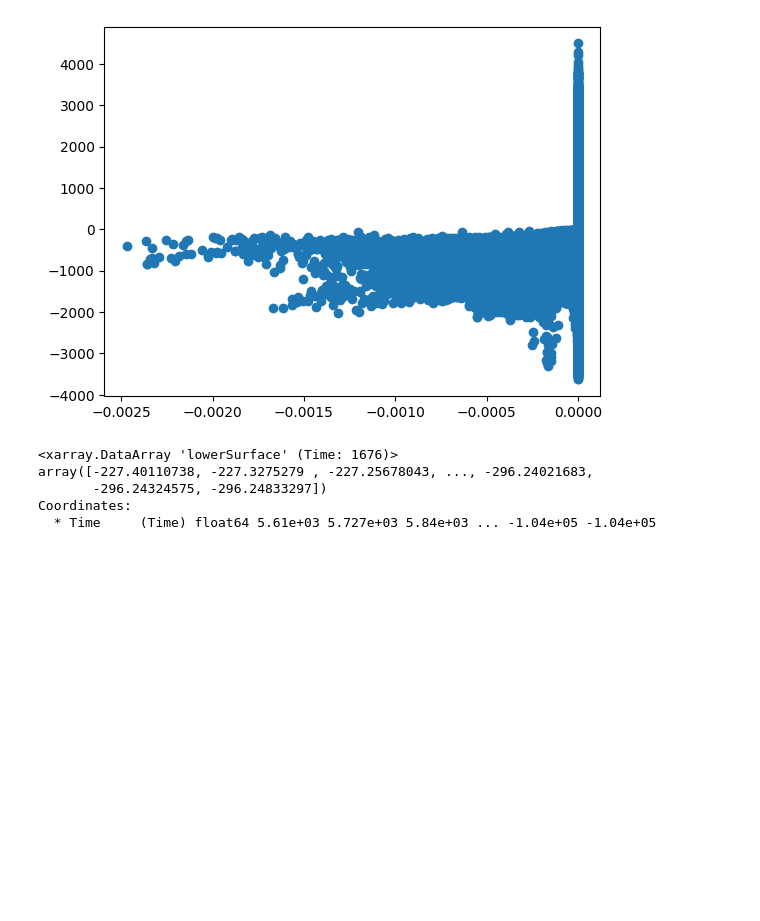
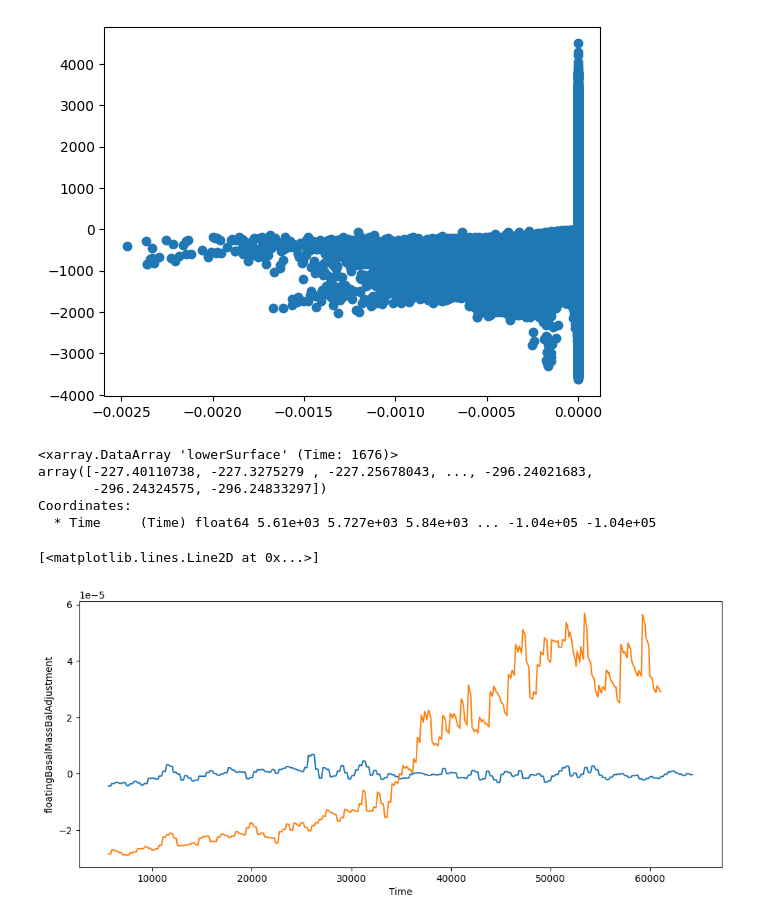
Before and after one commit to mshiv/AISLENS, a Jupyter notebook: notebooks/MALI-ISMIP6-SSP-Forcing-Trend-Generation.ipynb, the cells around one changed output. Saved outputs shown, nothing was run; the diff lists cells and outputs as text; code cells hidden in the pictures; blank space fills up the shorter version.

```diff
--- a/notebooks/MALI-ISMIP6-SSP-Forcing-Trend-Generation.ipynb
+++ b/notebooks/MALI-ISMIP6-SSP-Forcing-Trend-Generation.ipynb
@@ -378,0 +393,11 @@ Coordinates:
+# %%
+ds_dedrafted_126 = xr.open_dataset("/Users/smurugan9/research/aislens/AISLENS/data/processed/dedrafted-ssp-forcings/dedrafted_extracted_flux_expAE10_2015-2300_with_state_ts.nc")
+ds_dedrafted_585 = xr.open_dataset("/Users/smurugan9/research/aislens/AISLENS/data/processed/dedrafted-ssp-forcings/dedrafted_extracted_flux_expAE05_2015-2300_with_state_ts.nc")
+# %%
+import matplotlib.pyplot as plt
+plt.figure(figsize=(12,5))
+ds_dedrafted_126['floatingBasalMassBalAdjustment'][:500].plot()
+ds_dedrafted_585['floatingBasalMassBalAdjustment'][:500].plot()
+# %% [output]
+[<matplotlib.lines.Line2D at 0x...>]
+[figure, added]
```
Also changed, not shown: parts of 36 cells of this notebook, 7 other files.
